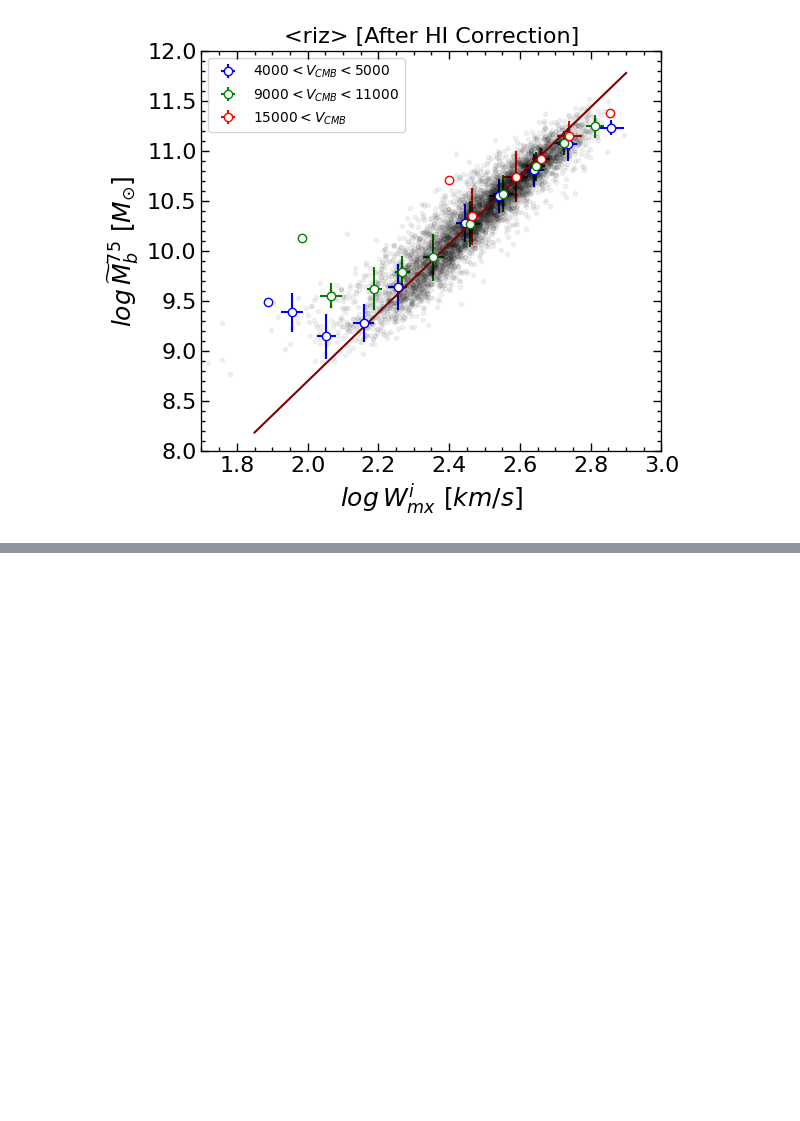
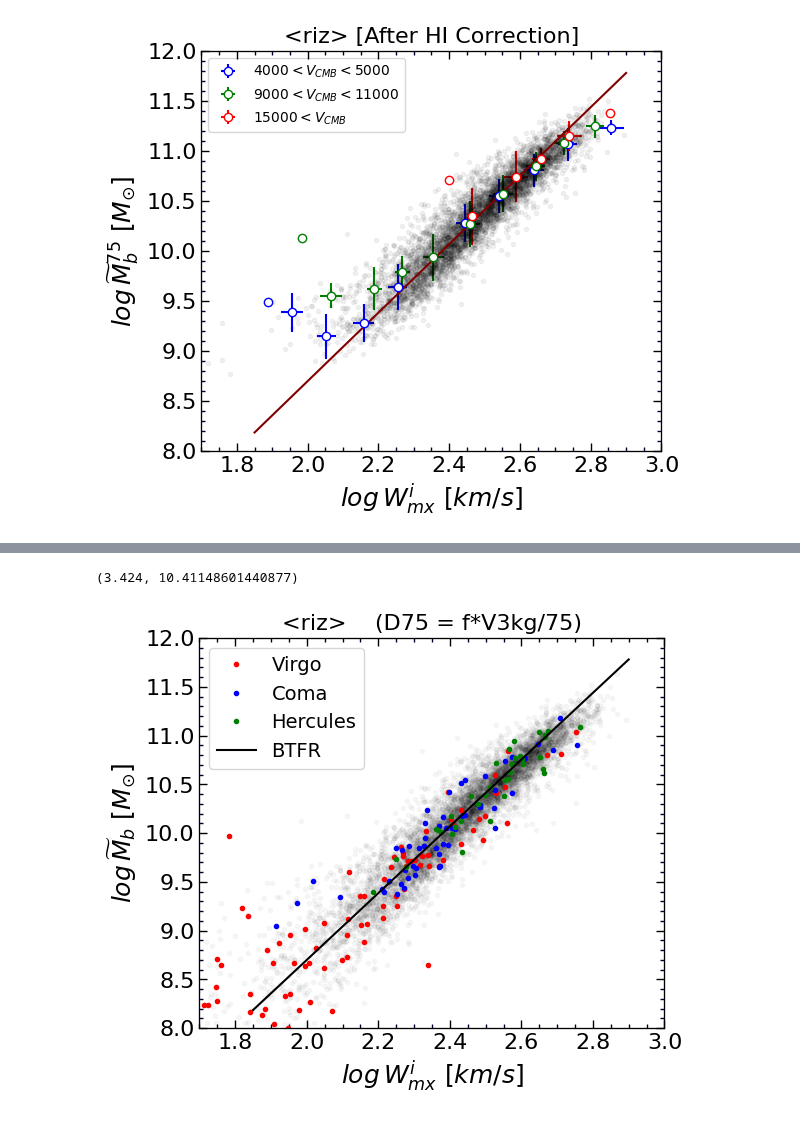
Before and after one commit to ekourkchi/test_TFRcatal, a Jupyter notebook: BTFR_MLratio_z.ipynb, the cells around one changed output, grey strips where cells are left out. Saved outputs shown, nothing was run; the diff lists cells and outputs as text; code cells hidden in the pictures; blank space fills up the shorter version.

```diff
--- a/BTFR_MLratio_z.ipynb
+++ b/BTFR_MLratio_z.ipynb
@@ -171,8 +171,8 @@ dg.loc[adhi_list]['F21_'] = dg.loc[adhi_list].Flux   # using ADHI HI flux values
 
 len(dg)
 
-df["F21"] = dg.F21_
-df["eF21"] = dg.F21_e
+# df["F21"] = dg.F21_
+# df["eF21"] = dg.F21_e
 # %% [output]
 A value is trying to be set on a copy of a slice from a DataFrame.
 Try using .loc[row_indexer,col_indexer] = value instead
@@ -868,37 +944,42 @@ dff['Mb'] = dff.Ms_z + 1.33*(10**(np.log10(dff.Mass_HI)+HI_corrector(mc, 0, dff.
 dff['logMb'] = np.log10(dff.Mb.values)
 
 ######################################################################
+dff = dff.rename(columns={"1PGC": "PGC1"})
+
 df_vrigo = dff[dff.PGC1==41220]
 df_coma = dff[dff.PGC1==44715]
 df_herc = dff[dff.PGC1==56962]
 
 logW = dff.lgWmxi.values
 logWe = dff.elgWi.values
 logMass = dff.logMb.values
 
 
 fig = py.figure(figsize=(5,5), dpi=100)
 fig.subplots_adjust(wspace=0, top=0.9, bottom=0.12, left=0.05, right=0.98)
 ax = fig.add_subplot(111)
 
 plt.plot(logW, logMass, '.', color='black', alpha=0.03)
 
 
 ax.plot(df_vrigo.lgWmxi, df_vrigo.logMb, 'r.', label='Virgo')
 ax.plot(df_coma.lgWmxi, df_coma.logMb, 'b.', label='Coma')
 ax.plot(df_herc.lgWmxi, df_herc.logMb, 'g.', label='Hercules')
 
 ax.set_xlabel(r'$log \/ W_{mx}^i \/\/[km/s]$', fontsize=18)
 ax.set_ylabel(r'$log \/ \widetilde{M}_b \/\/ [M_{\odot}]$', fontsize=18)
 
 set_axes(ax, (1.7,3), (8,12))
 ax.set_title("<riz>    (D75 = f*V3kg/75)", fontsize=16)
 
 w = np.linspace(1.85,2.9,100)
 ax.plot(w, m0*(w-2.5) + zp_calib, 'k-', label='BTFR')
 
 ax.legend(fontsize=14, loc=2)
 
 m0, b0
+# %% [output]
+(3.424, 10.41148601440877)
+[figure, added]
 # %%
 len(dff)
```
Also changed, not shown: parts of 13 cells of this notebook, 5 other files.
